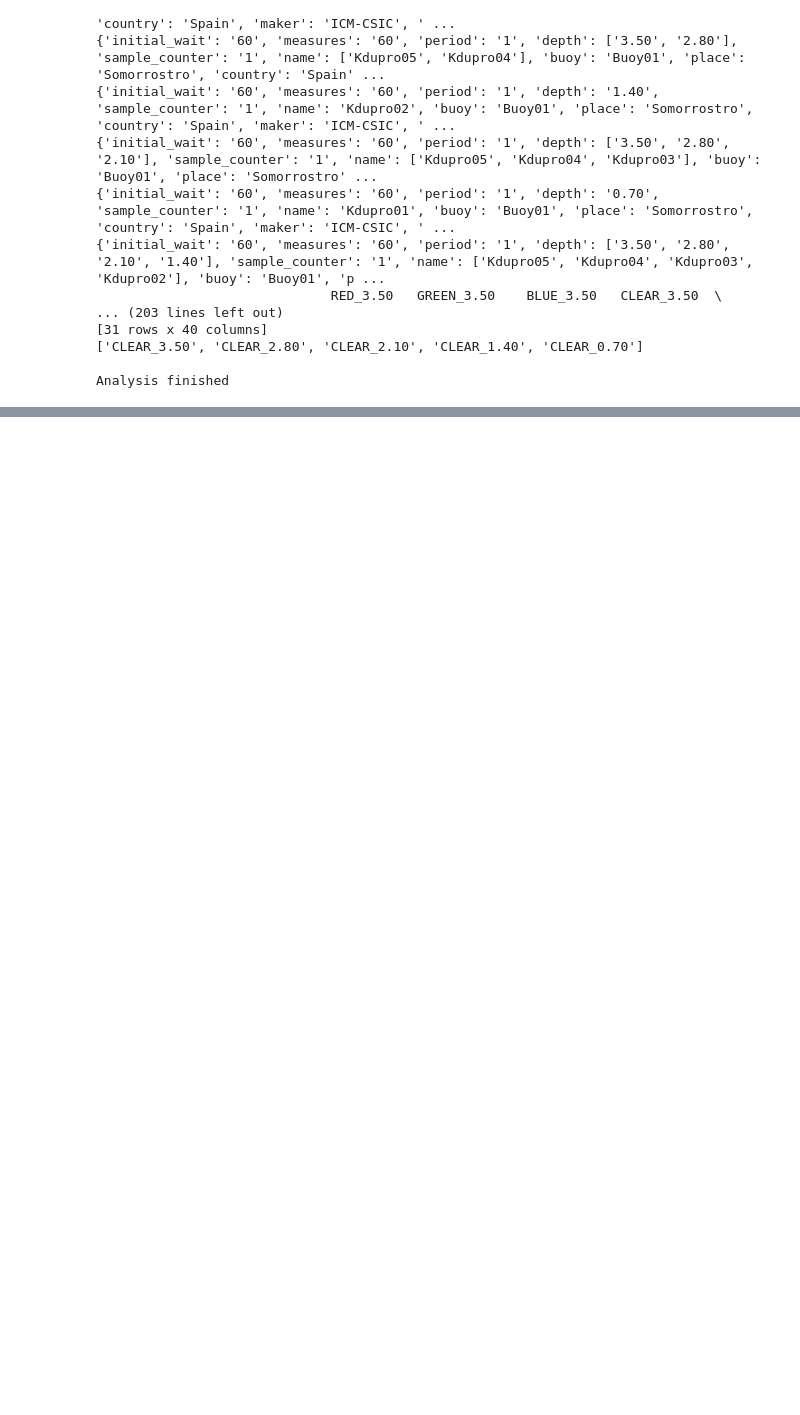
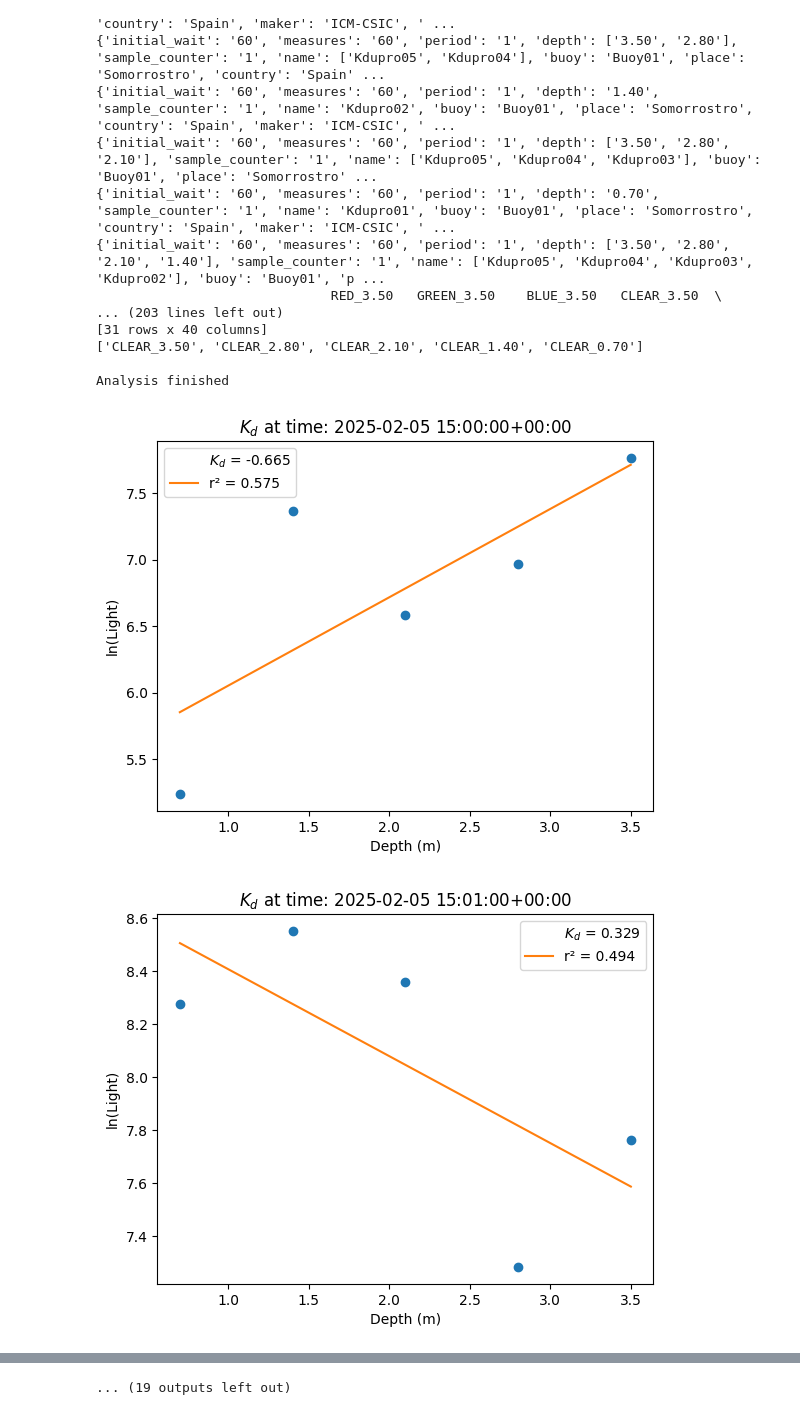
Before and after one commit to Carlos-Rodero/kduino_data_analysis_notebook, a Jupyter notebook: Kduino_Data_Analysis_Notebook.ipynb, the cells around one changed output, grey strips where cells are left out. Drawn from its saved outputs; the diff is of its cells as text; code cells hidden in the pictures; blank space fills up the shorter version.

Commit message:
update plots

```diff
--- a/Kduino_Data_Analysis_Notebook.ipynb
+++ b/Kduino_Data_Analysis_Notebook.ipynb
@@ -507,28 +507,31 @@ Analysis finished
 # %%
 #@title 2.- Plot linear regressions for each minute (in the PAR band)
 
-def plot_linear_regression()
+def plot_linear_regression():
   match_CLEAR = [s for s in wf_all.data if ("CLEAR_" in s) and ("QC" not in s)]
   # Iterate over each row of data
   for index, _row in wf_clear.data.iterrows():
   # CLEAR
     row_clear = wf_clear.data.loc[index, match_CLEAR].tolist()
     # calculate Kd from linear regression
     slope, _intercept, r_value, _p_value, _std_err = stats.linregress(depths,
                                                                       np.log(row_clear))
 
     depths_row_clear = np.array(depths)
     row_clear = np.array(np.log(row_clear))
     # plot depths - values clear
     plt.plot(depths_row_clear, row_clear, marker='o', linestyle="")
     plt.plot(depths_row_clear, slope*depths_row_clear + _intercept)
     plt.xlabel("Depth (m)")
     plt.ylabel("ln(Light)")
     plt.legend([f"$K_d$ = {np.around(slope * (-1), 3)}",
                 f'r\N{SUPERSCRIPT TWO} = {np.around(r_value**2, 3)}'], loc='best', markerscale=0)
     plt.title(f"$K_d$ at time: {index}")
     plt.show()
 
   plt.close('all')
 
 plot_linear_regression()
+# %% [output]
+[figure, added]
+[figure, added]
@@ -535,3 +548,4 @@ plot_linear_regression()
+... (19 outputs left out)
 # %%
 #@title 3.- Plot Kd Red, Green, Blue and PAR with r2 parameter
 
```
Also changed, not shown: parts of 2 cells of this notebook.
